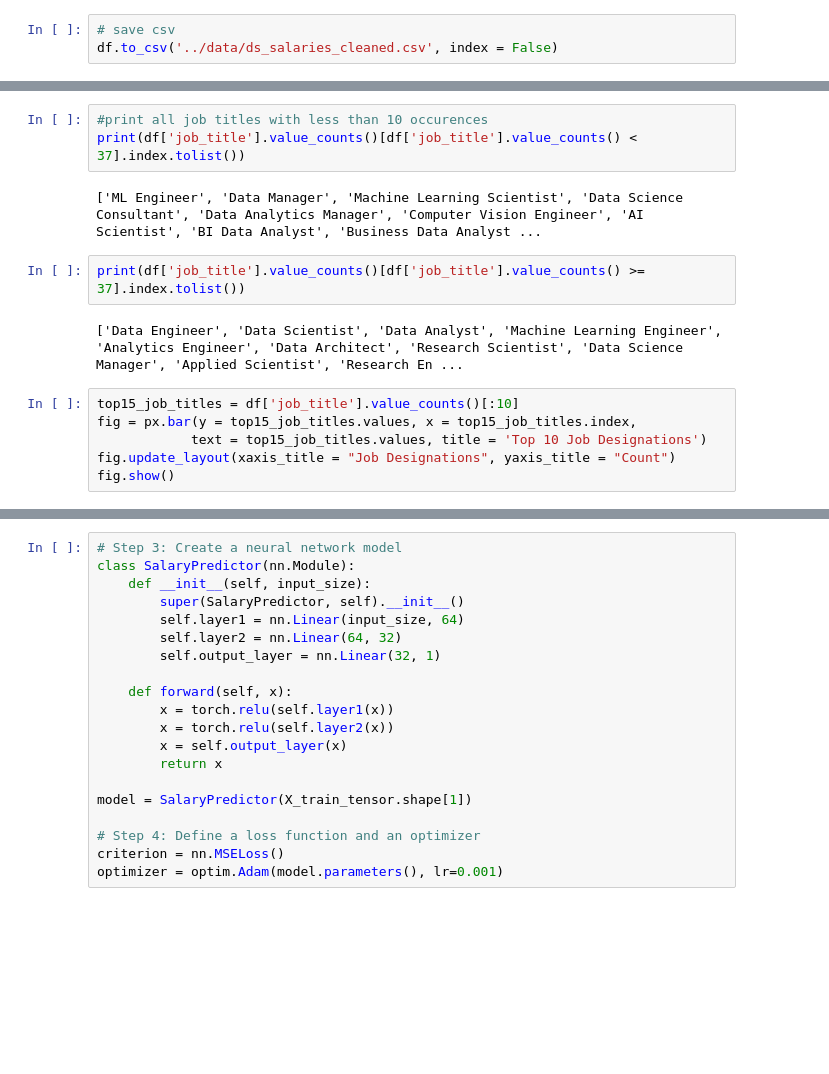
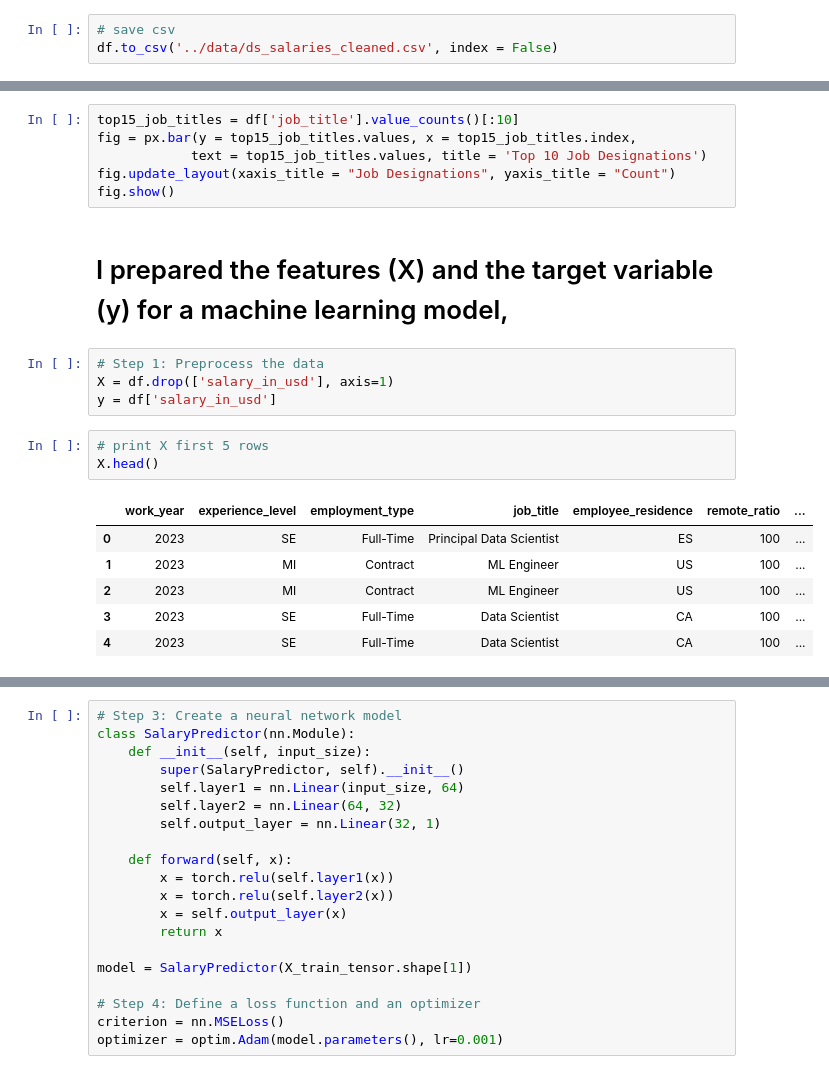
Before and after one commit to ShannonHung/ITPM, a Jupyter notebook: Code/Predict_Salary.ipynb, the cells around one changed output, grey strips where cells are left out. Drawn from its saved outputs; the diff is of its cells as text; blank space fills up the shorter version.

```diff
--- a/Code/Predict_Salary.ipynb
+++ b/Code/Predict_Salary.ipynb
@@ -238,15 +231,22 @@ df.to_csv('../data/ds_salaries_cleaned.csv', index = False)
-# %%
-#print all job titles with less than 10 occurences
-print(df['job_title'].value_counts()[df['job_title'].value_counts() < 37].index.tolist())
-# %% [output]
-['ML Engineer', 'Data Manager', 'Machine Learning Scientist', 'Data Science Consultant', 'Data Analytics Manager', 'Computer Vision Engineer', 'AI Scientist', 'BI Data Analyst', 'Business Data Analyst ...
-# %%
-print(df['job_title'].value_counts()[df['job_title'].value_counts() >= 37].index.tolist())
-# %% [output]
-['Data Engineer', 'Data Scientist', 'Data Analyst', 'Machine Learning Engineer', 'Analytics Engineer', 'Data Architect', 'Research Scientist', 'Data Science Manager', 'Applied Scientist', 'Research En ...
 # %%
 top15_job_titles = df['job_title'].value_counts()[:10]
 fig = px.bar(y = top15_job_titles.values, x = top15_job_titles.index,
             text = top15_job_titles.values, title = 'Top 10 Job Designations')
 fig.update_layout(xaxis_title = "Job Designations", yaxis_title = "Count")
 fig.show()
+# %% [markdown]
+# I prepared the features (X) and the target variable (y) for a machine learning model,
+# %%
+# Step 1: Preprocess the data
+X = df.drop(['salary_in_usd'], axis=1)
+y = df['salary_in_usd']
+# %%
+# print X first 5 rows
+X.head()
+# %% [output]
+|  | work_year | experience_level | employment_type | job_title | employee_residence | remote_ratio | ... |
+| 0 | 2023 | SE | Full-Time | Principal Data Scientist | ES | 100 | ... |
+| 1 | 2023 | MI | Contract | ML Engineer | US | 100 | ... |
+| 2 | 2023 | MI | Contract | ML Engineer | US | 100 | ... |
+| 3 | 2023 | SE | Full-Time | Data Scientist | CA | 100 | ... |
+| 4 | 2023 | SE | Full-Time | Data Scientist | CA | 100 | ... |
```
Also changed, not shown: parts of 17 cells of this notebook.
